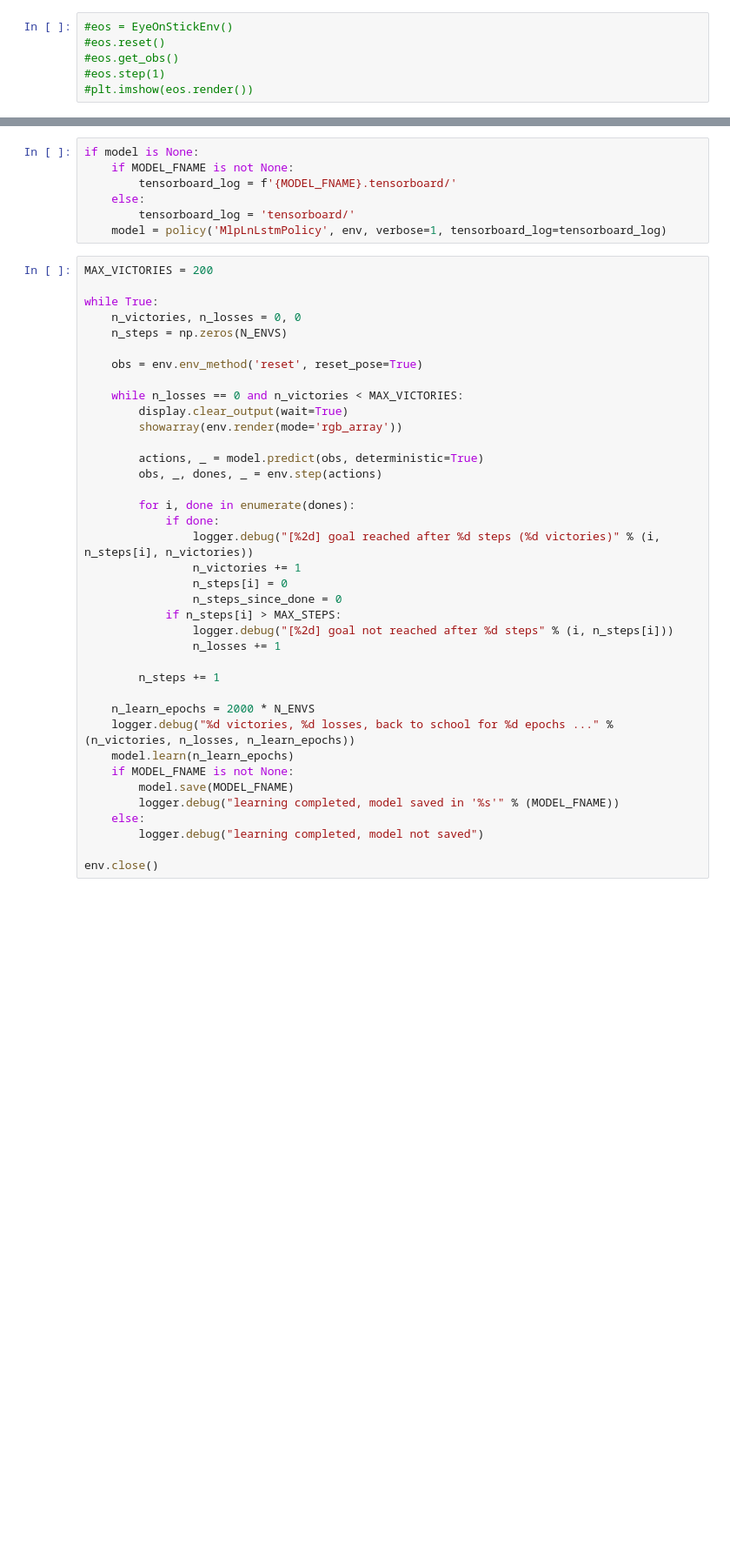
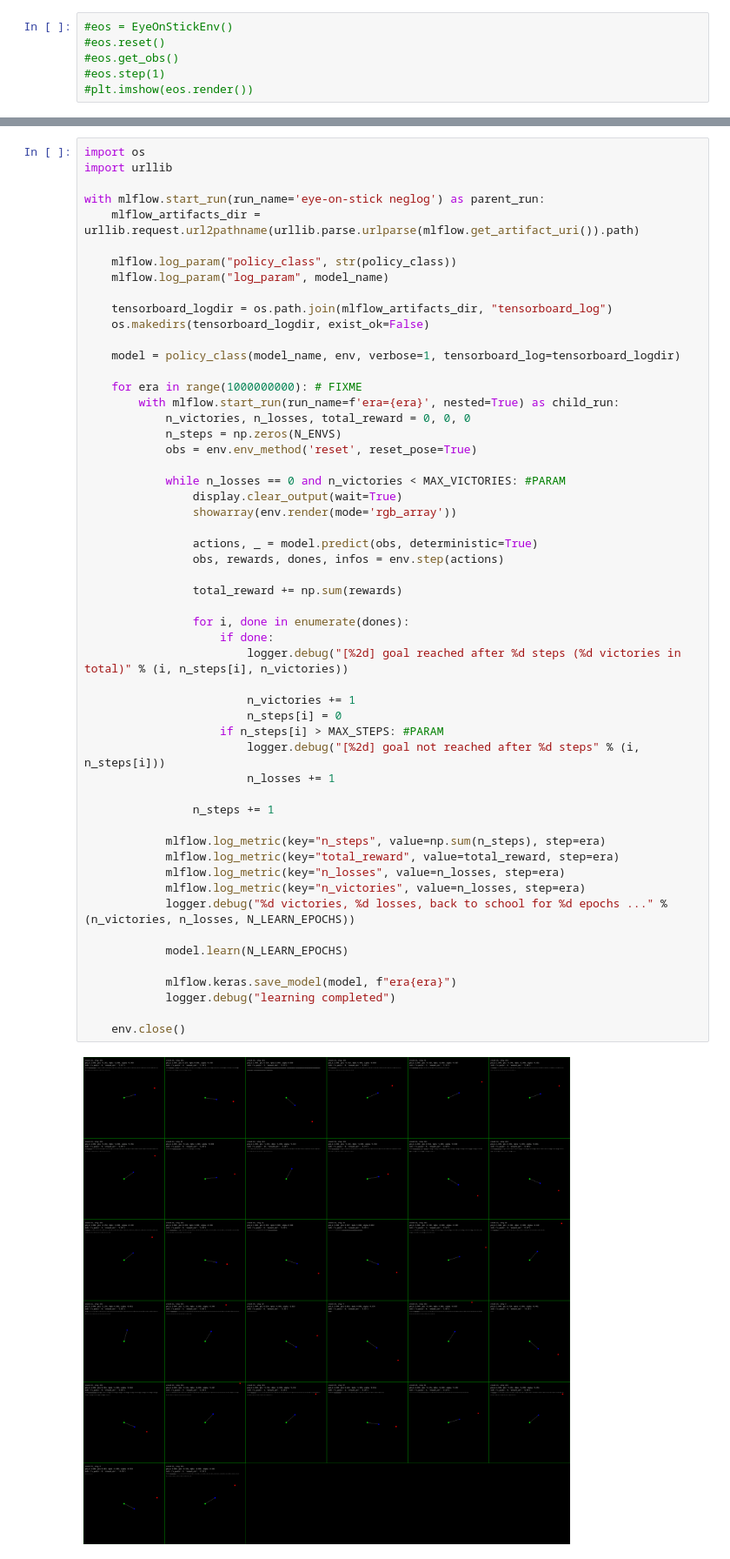
Before and after one commit to abbbe/eye-on-stick, a Jupyter notebook: eye-on-stick.ipynb, the cells around one changed output, grey strips where cells are left out. Shown at 87% size. Drawn from its saved outputs; the diff is of its cells as text; blank space fills up the shorter version.

Commit message:
integration with mlflow, show m stash tensorboard logs there too

```diff
--- a/eye-on-stick.ipynb
+++ b/eye-on-stick.ipynb
@@ -269,46 +289,56 @@ else:
-# %%
-if model is None:
-    if MODEL_FNAME is not None:
-        tensorboard_log = f'{MODEL_FNAME}.tensorboard/'
-    else:
-        tensorboard_log = 'tensorboard/'
-    model = policy('MlpLnLstmPolicy', env, verbose=1, tensorboard_log=tensorboard_log)
 # %%
-MAX_VICTORIES = 200
+import os
+import urllib
 
-while True:
-    n_victories, n_losses = 0, 0
-    n_steps = np.zeros(N_ENVS)
+with mlflow.start_run(run_name='eye-on-stick neglog') as parent_run:
+    mlflow_artifacts_dir = urllib.request.url2pathname(urllib.parse.urlparse(mlflow.get_artifact_uri()).path)
 
-    obs = env.env_method('reset', reset_pose=True)
+    mlflow.log_param("policy_class", str(policy_class))
+    mlflow.log_param("log_param", model_name)
 
-    while n_losses == 0 and n_victories < MAX_VICTORIES:
-        display.clear_output(wait=True)
-        showarray(env.render(mode='rgb_array'))
+    tensorboard_logdir = os.path.join(mlflow_artifacts_dir, "tensorboard_log")
+    os.makedirs(tensorboard_logdir, exist_ok=False)
 
-        actions, _ = model.predict(obs, deterministic=True)
-        obs, _, dones, _ = env.step(actions)
+    model = policy_class(model_name, env, verbose=1, tensorboard_log=tensorboard_logdir)
 
-        for i, done in enumerate(dones):
-            if done:
-                logger.debug("[%2d] goal reached after %d steps (%d victories)" % (i, n_steps[i], n_victories))
-                n_victories += 1
-                n_steps[i] = 0
-                n_steps_since_done = 0
-            if n_steps[i] > MAX_STEPS:
-                logger.debug("[%2d] goal not reached after %d steps" % (i, n_steps[i]))
-                n_losses += 1
+    for era in range(1000000000): # FIXME
+        with mlflow.start_run(run_name=f'era={era}', nested=True) as child_run:
+            n_victories, n_losses, total_reward = 0, 0, 0
+            n_steps = np.zeros(N_ENVS)
+            obs = env.env_method('reset', reset_pose=True)
 
-        n_steps += 1
+            while n_losses == 0 and n_victories < MAX_VICTORIES: #PARAM
+                display.clear_output(wait=True)
+                showarray(env.render(mode='rgb_array'))
 
-    n_learn_epochs = 2000 * N_ENVS
-    logger.debug("%d victories, %d losses, back to school for %d epochs ..." % (n_victories, n_losses, n_learn_epochs))
-    model.learn(n_learn_epochs)
-    if MODEL_FNAME is not None:
-        model.save(MODEL_FNAME)
-        logger.debug("learning completed, model saved in '%s'" % (MODEL_FNAME))
-    else:
-        logger.debug("learning completed, model not saved")
+                actions, _ = model.predict(obs, deterministic=True)
+                obs, rewards, dones, infos = env.step(actions)
 
-env.close()
+                total_reward += np.sum(rewards)
+
+                for i, done in enumerate(dones):
+                    if done:
+                        logger.debug("[%2d] goal reached after %d steps (%d victories in total)" % (i, n_steps[i], n_victories))
+
+                        n_victories += 1
+                        n_steps[i] = 0
+                    if n_steps[i] > MAX_STEPS: #PARAM
+                        logger.debug("[%2d] goal not reached after %d steps" % (i, n_steps[i]))
+                        n_losses += 1
+
+                n_steps += 1
+
+            mlflow.log_metric(key="n_steps", value=np.sum(n_steps), step=era)
+            mlflow.log_metric(key="total_reward", value=total_reward, step=era)
+            mlflow.log_metric(key="n_losses", value=n_losses, step=era)
+            mlflow.log_metric(key="n_victories", value=n_losses, step=era)
+            logger.debug("%d victories, %d losses, back to school for %d epochs ..." % (n_victories, n_losses, N_LEARN_EPOCHS))
+
+            model.learn(N_LEARN_EPOCHS)
+
+            mlflow.keras.save_model(model, f"era{era}")
+            logger.debug("learning completed")
+
+    env.close()
 # %% [output]
+[figure, added]
```
Also changed, not shown: parts of 8 cells of this notebook, 1 other file.
